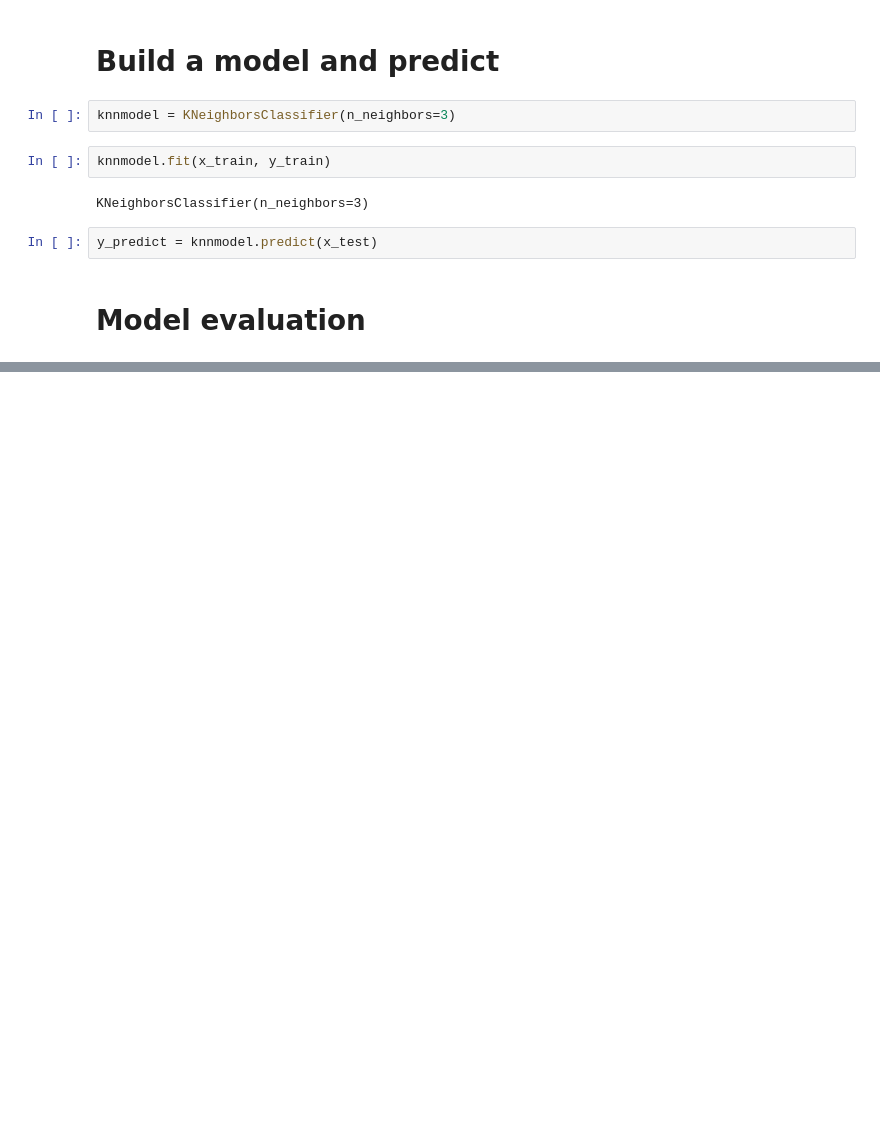
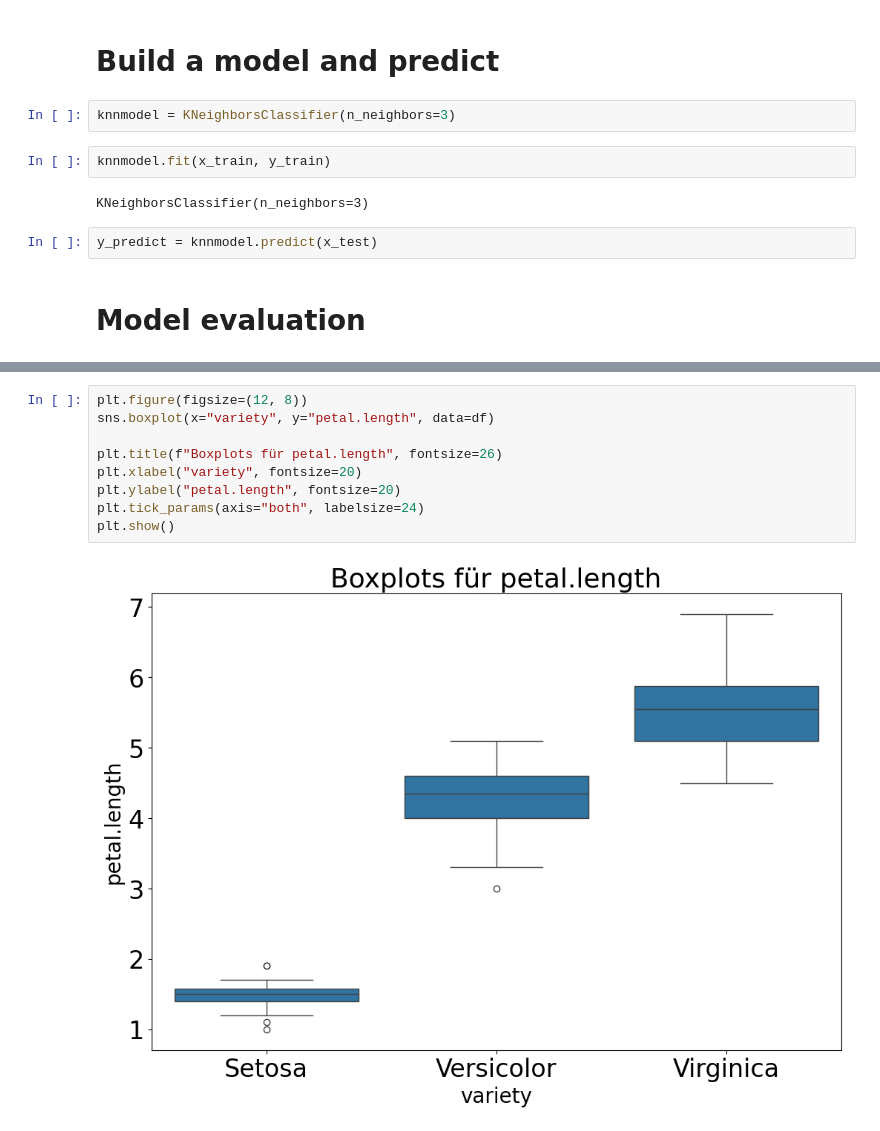
Before and after one commit to milenakowalska/flowers_classification_model, a Jupyter notebook: iris_classification.ipynb, the cells around one changed output, grey strips where cells are left out. Cells and saved outputs as stored; diff of their text form; blank space fills up the shorter version.

```diff
--- a/iris_classification.ipynb
+++ b/iris_classification.ipynb
@@ -159,0 +212,11 @@ y_predict = knnmodel.predict(x_test)
+# %%
+plt.figure(figsize=(12, 8))
+sns.boxplot(x="variety", y="petal.length", data=df)
+
+plt.title(f"Boxplots für petal.length", fontsize=26)
+plt.xlabel("variety", fontsize=20)
+plt.ylabel("petal.length", fontsize=20)
+plt.tick_params(axis="both", labelsize=24)
+plt.show()
+# %% [output]
+[figure, added]
```
Also changed, not shown: parts of 16 cells of this notebook.
